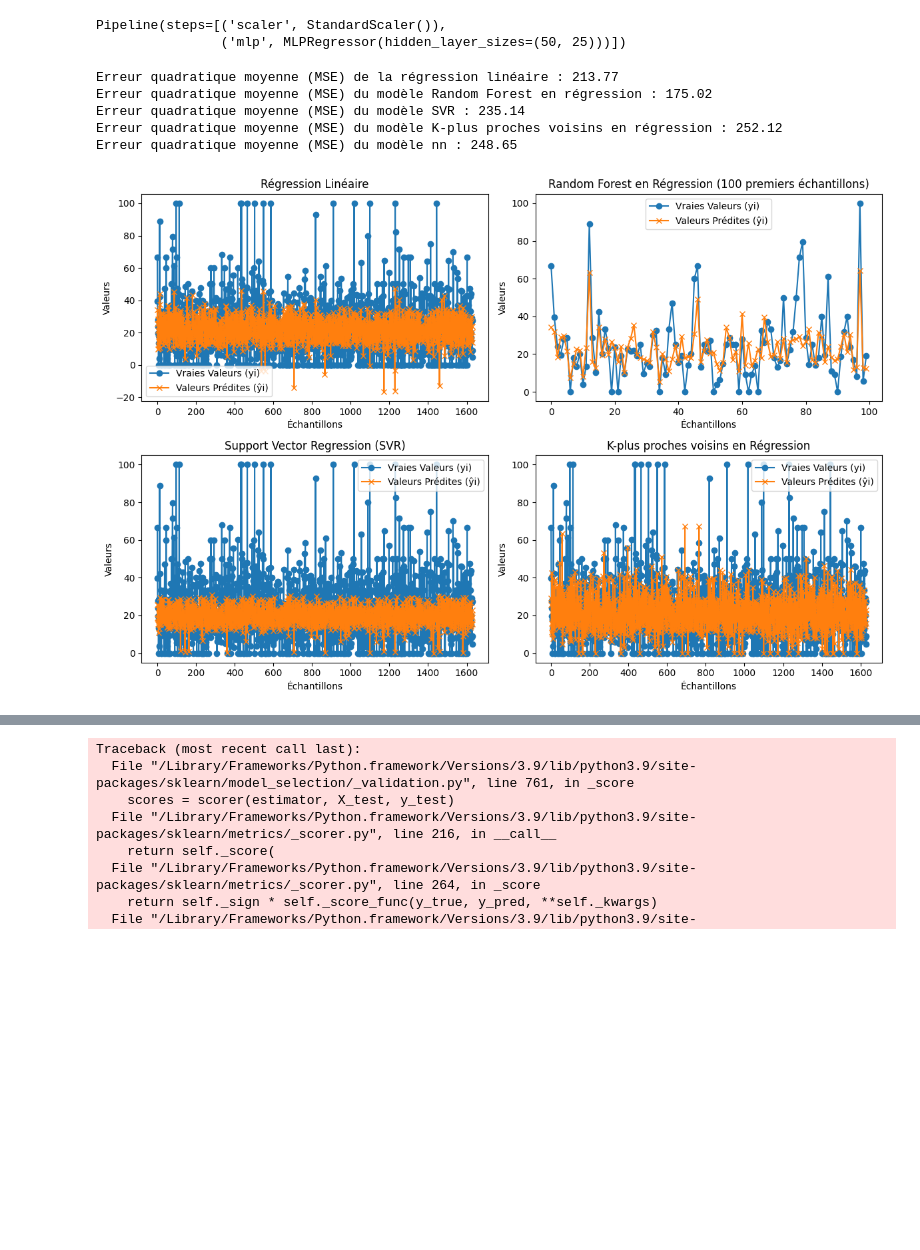
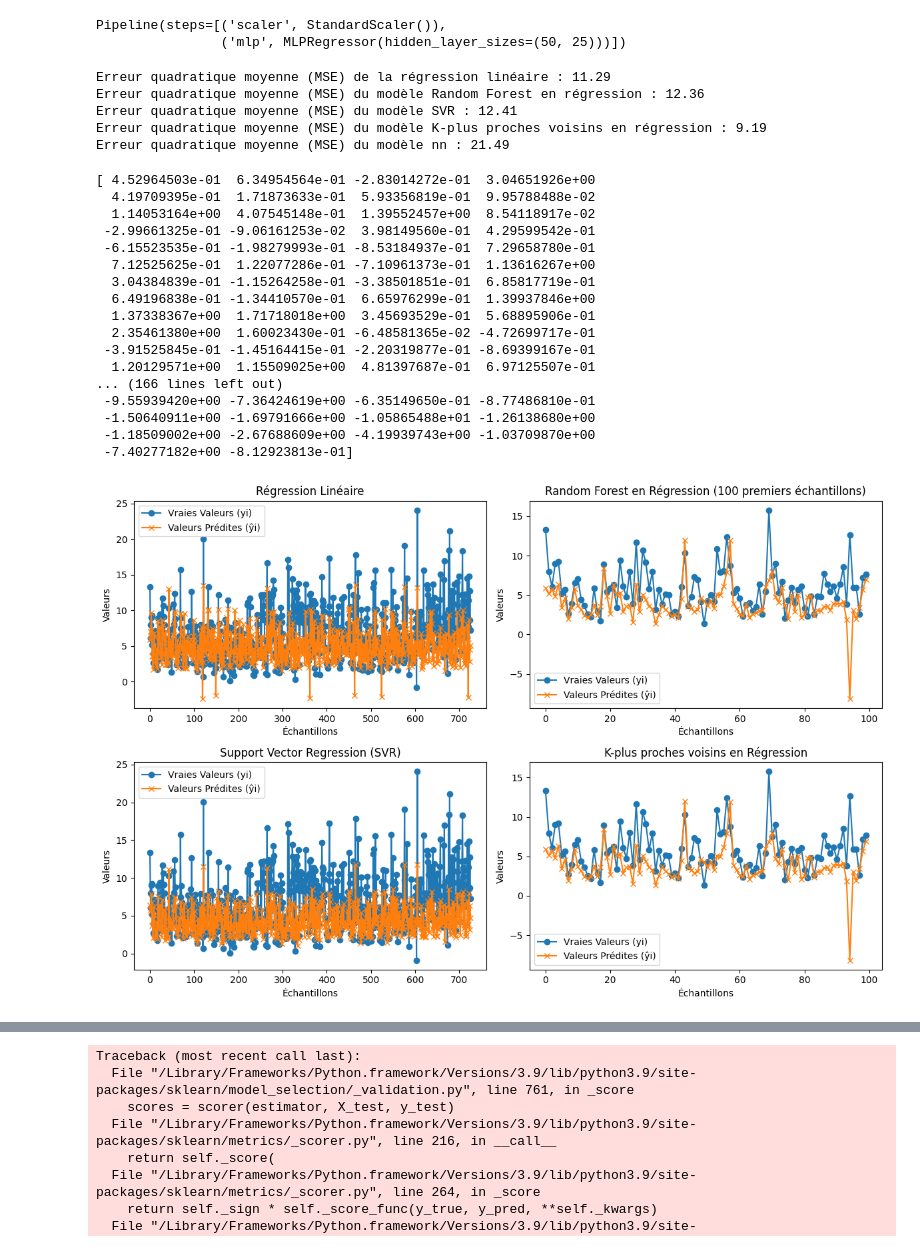
Before and after one commit to MatteoGentili/Apprentissage_Automatique_Project, a Jupyter notebook: Python_files/general_training.ipynb, the cells around one changed output, grey strips where cells are left out. Saved outputs shown, nothing was run; the diff lists cells and outputs as text; code cells hidden in the pictures; blank space fills up the shorter version.

Commit message:
general training

```diff
--- a/Python_files/general_training.ipynb
+++ b/Python_files/general_training.ipynb
@@ -39,3 +52,24 @@ X_train, X_test, y_train, y_test = train_test_split(X, y, test_size=0.2, random_
+# %%
+#cas où l'on  travail sur les retards à l'arrivée tous trains. NE PAS LANCER SI ETUDE POURCENTAGES
+nom_du_fichier = "/Users/marche/Documents/Centrale 3A/Apprentissage_Automatique_Project/Python_files/csv_files/pred_retard.csv"
+y = data["retard_moyen_tous_trains_arrivee"]
+X = pd.read_csv(nom_du_fichier)
+
+# Diviser le jeu de données en ensembles d'entraînement et de test
+
+separation_date = 2023
+
+# Masque pour les données de test (annee == 2023)
+test_mask = (data['annee'] == separation_date)
+
+# Masque pour les données d'entraînement (annee < 2023)
+train_mask = (data['annee'] < separation_date)
+
+# Séparez les données en ensembles d'entraînement et de test
+X_train = X[train_mask]
+y_train = y[train_mask]
+X_test = X[test_mask]
+y_test = y[test_mask]
 # %%
 # Créer la pipeline pour la régression linéaire
 linear_regression_pipeline = Pipeline([
@@ -106,18 +140,19 @@ print(f"Erreur quadratique moyenne (MSE) du modèle K-plus proches voisins en r
 nn_mse = mean_squared_error(y_test, pipeline.predict(X_test))
 print(f"Erreur quadratique moyenne (MSE) du modèle nn : {nn_mse:.2f}")
 # %% [output]
-Erreur quadratique moyenne (MSE) de la régression linéaire : 213.77
-Erreur quadratique moyenne (MSE) du modèle Random Forest en régression : 175.02
-Erreur quadratique moyenne (MSE) du modèle SVR : 235.14
-Erreur quadratique moyenne (MSE) du modèle K-plus proches voisins en régression : 252.12
-Erreur quadratique moyenne (MSE) du modèle nn : 248.65
+Erreur quadratique moyenne (MSE) de la régression linéaire : 11.29
+Erreur quadratique moyenne (MSE) du modèle Random Forest en régression : 12.36
+Erreur quadratique moyenne (MSE) du modèle SVR : 12.41
+Erreur quadratique moyenne (MSE) du modèle K-plus proches voisins en régression : 9.19
+Erreur quadratique moyenne (MSE) du modèle nn : 21.49
 # %%
 # Prédire les valeurs pour chaque modèle
+
 linear_regression_predictions = linear_regression_pipeline.predict(X_test)
 random_forest_predictions = random_forest_regression_pipeline.predict(X_test)
 svr_predictions = svr_pipeline.predict(X_test)
 knn_predictions = knn_regression_pipeline.predict(X_test)
-
+print(svr_predictions - random_forest_predictions)
 # Tracer les courbes yi vs ŷi pour chaque modèle
 plt.figure(figsize=(12, 8))
 
@@ -140,36 +175,53 @@ plt.legend()
 #plt.legend()
 
 # Modèle Random Forest en régression
 plt.subplot(222)
 plt.plot(np.arange(100), y_test[:100], label="Vraies Valeurs (yi)", marker='o')
 plt.plot(np.arange(100), random_forest_predictions[:100], label="Valeurs Prédites (ŷi)", marker='x')
 plt.xlabel("Échantillons")
 plt.ylabel("Valeurs")
 plt.title("Random Forest en Régression (100 premiers échantillons)")
 plt.legend()
 
 # Modèle SVR
 plt.subplot(223)
 plt.plot(np.arange(len(y_test)), y_test, label="Vraies Valeurs (yi)", marker='o')
 plt.plot(np.arange(len(y_test)), svr_predictions, label="Valeurs Prédites (ŷi)", marker='x')
 plt.xlabel("Échantillons")
 plt.ylabel("Valeurs")
 plt.title("Support Vector Regression (SVR)")
 plt.legend()
 
 # Modèle K-plus proches voisins en régression
 plt.subplot(224)
-plt.plot(np.arange(len(y_test)), y_test, label="Vraies Valeurs (yi)", marker='o')
-plt.plot(np.arange(len(y_test)), knn_predictions, label="Valeurs Prédites (ŷi)", marker='x')
+plt.plot(np.arange(100), y_test[:100], label="Vraies Valeurs (yi)", marker='o')
+plt.plot(np.arange(100),random_forest_predictions[:100], label="Valeurs Prédites (ŷi)", marker='x')
 plt.xlabel("Échantillons")
 plt.ylabel("Valeurs")
 plt.title("K-plus proches voisins en Régression")
 plt.legend()
 
 plt.tight_layout()
 plt.show()
 # %% [output]
+[ 4.52964503e-01  6.34954564e-01 -2.83014272e-01  3.04651926e+00
+  4.19709395e-01  1.71873633e-01  5.93356819e-01  9.95788488e-02
+  1.14053164e+00  4.07545148e-01  1.39552457e+00  8.54118917e-02
+ -2.99661325e-01 -9.06161253e-02  3.98149560e-01  4.29599542e-01
+ -6.15523535e-01 -1.98279993e-01 -8.53184937e-01  7.29658780e-01
+  7.12525625e-01  1.22077286e-01 -7.10961373e-01  1.13616267e+00
+  3.04384839e-01 -1.15264258e-01 -3.38501851e-01  6.85817719e-01
+  6.49196838e-01 -1.34410570e-01  6.65976299e-01  1.39937846e+00
+  1.37338367e+00  1.71718018e+00  3.45693529e-01  5.68895906e-01
+  2.35461380e+00  1.60023430e-01 -6.48581365e-02 -4.72699717e-01
+ -3.91525845e-01 -1.45164415e-01 -2.20319877e-01 -8.69399167e-01
+  1.20129571e+00  1.15509025e+00  4.81397687e-01  6.97125507e-01
+... (166 lines left out)
+ -9.55939420e+00 -7.36424619e+00 -6.35149650e-01 -8.77486810e-01
+ -1.50640911e+00 -1.69791666e+00 -1.05865488e+01 -1.26138680e+00
+ -1.18509002e+00 -2.67688609e+00 -4.19939743e+00 -1.03709870e+00
+ -7.40277182e+00 -8.12923813e-01]
-[figure, old version]
+[figure, new version]
 # %%
 def passe():
     # Create SequentialFeatureSelector for Random Forest
```
Also changed, not shown: parts of 12 cells of this notebook, 2 other files.
